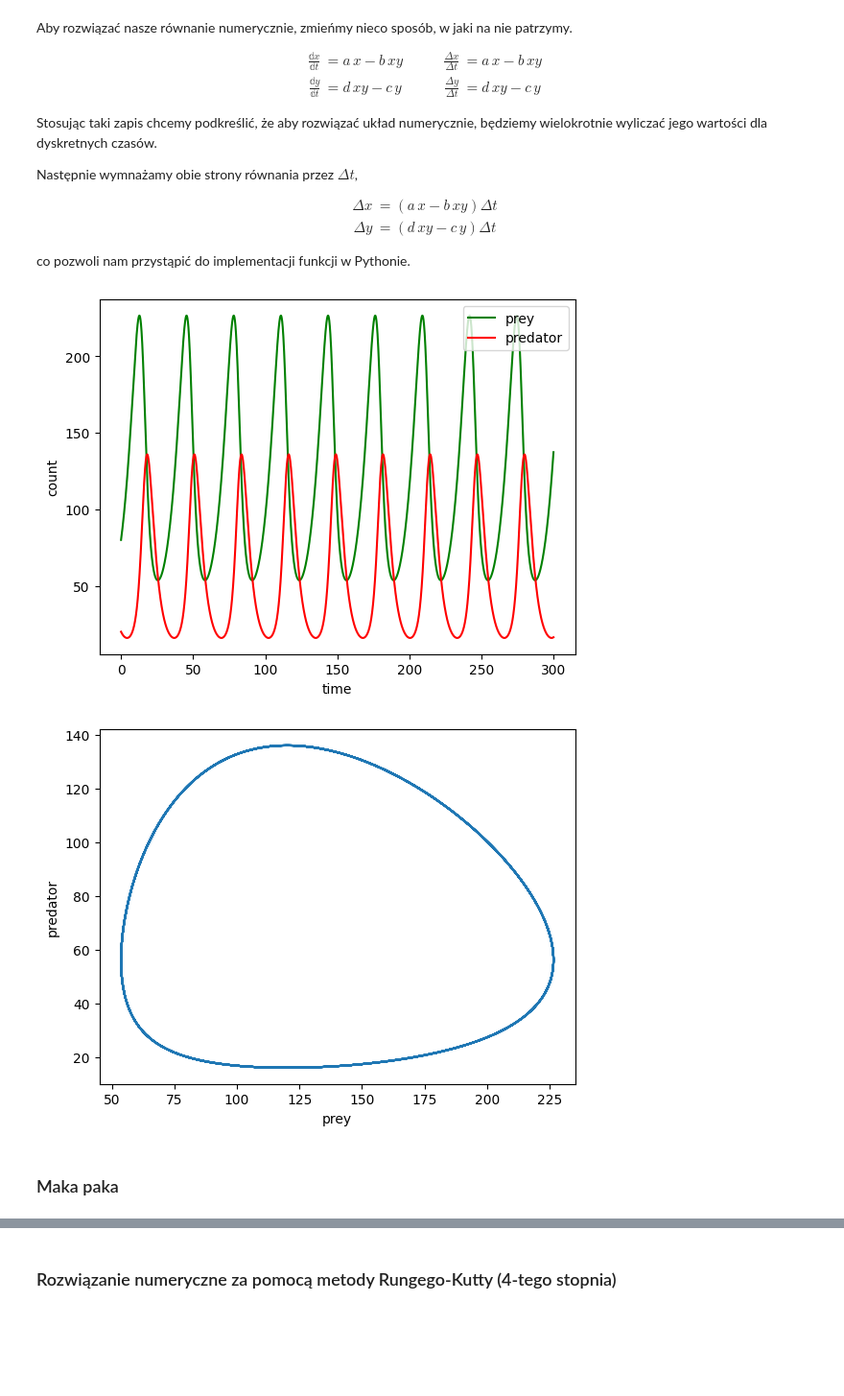
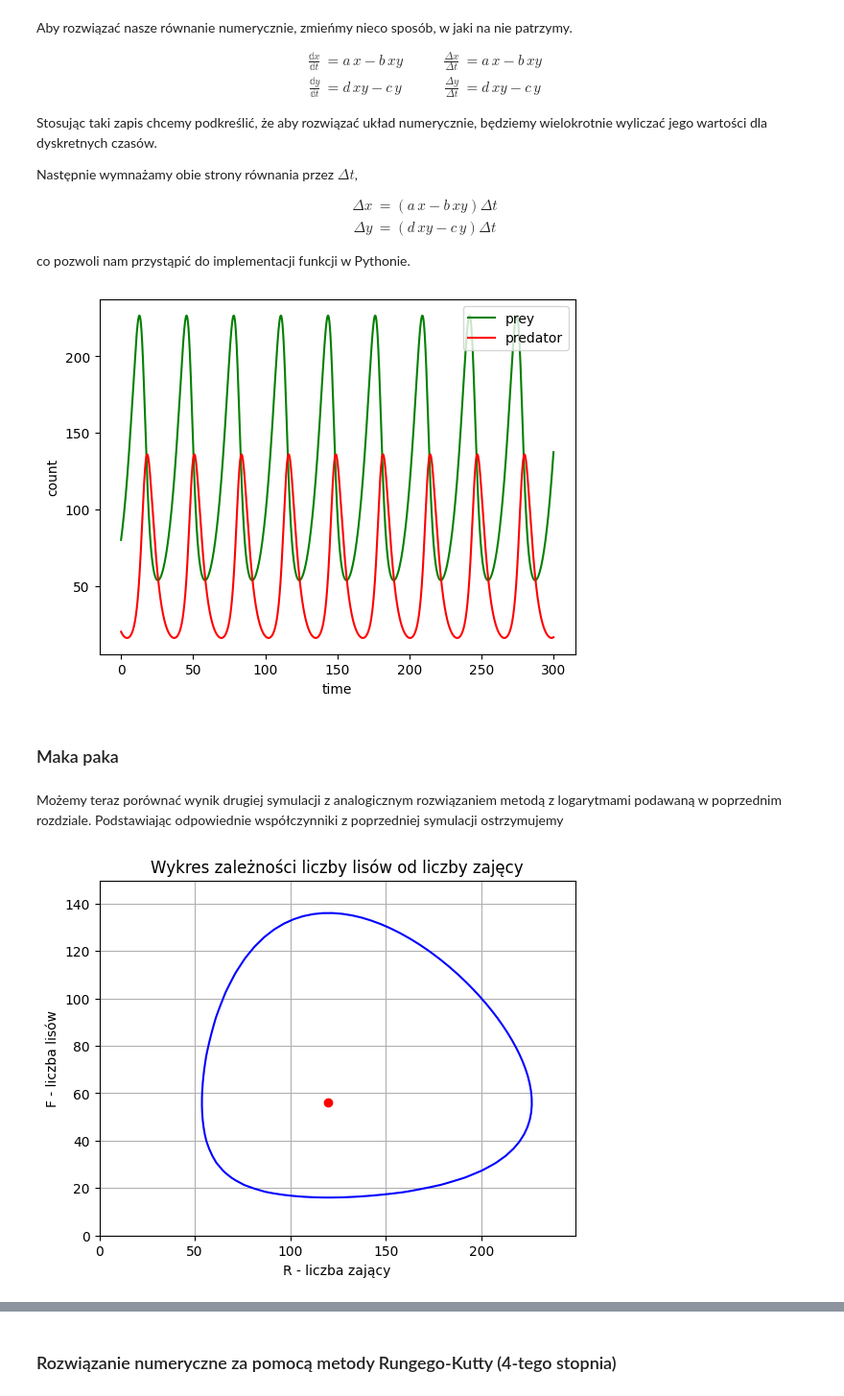
Before and after one commit to definitelynotbercik/Lotka-Volterra, a Jupyter notebook: main.ipynb, the cells around one changed output, grey strips where cells are left out. Shown: that part at 96% size. Drawn from its saved outputs; the diff is of its cells as text; code cells hidden in the pictures; blank space fills up the shorter version.

```diff
--- a/main.ipynb
+++ b/main.ipynb
@@ -199,7 +221,7 @@ co pozwoli nam przystąpić do implementacji funkcji w Pythonie.
 import numpy as np
 import matplotlib.pyplot as plt
 
-def predator_prey_euler(x_0, y_0, a, b, d, c, t_end, delta_t):
+def predator_prey_simple_euler(x_0, y_0, a, b, d, c, t_end, delta_t):
     x = [x_0]
     y = [y_0]
     t = np.arange(0, t_end+delta_t, delta_t)
@@ -210,34 +232,56 @@ def predator_prey_euler(x_0, y_0, a, b, d, c, t_end, delta_t):
 
         next_y = y[-1] + (d*x[-1]*y[-1] - c*y[-1])*delta_t #aktualne y + delta y
         y.append(next_y)
+    #rysowanie wykresu
+    f, ax = plt.subplots(1)
 
-    return x, y, t
+    fig1 = ax.plot(t, x, color="g", label="prey")
+    fig2 = ax.plot(t, y, color="r", label="predator")
+    ax.set_ylabel("count")
+    ax.set_xlabel("time")
+    ax.legend(labels=["prey", "predator"], loc="upper right")
+    plt.show()
+    return max(x), max(y)
 
 a = 0.14
 b = 0.0025
 d = 0.0025
 c = 0.3
+x0 = 80
+y0 = 20
 h = 0.01
-
-x, y, t = predator_prey_euler(80, 20, a, b, d, c, 300, h)
-
-#rysowanie wykresów
-f, ax = plt.subplots(1)
-
-fig1 = ax.plot(t, x, color="g", label="prey")
-fig2 = ax.plot(t, y, color="r", label="predator")
-
-ax.set_ylabel("count")
-ax.set_xlabel("time")
-ax.legend(labels=["prey", "predator"], loc="upper right")
-plt.show()
-
-plt.plot(x, y)
-plt.xlabel("prey")
-plt.ylabel("predator")
-plt.show()
+sim = predator_prey_simple_euler(x0,y0, a, b, d, c, 300, h)
+max_x, max_y = sim[0], sim[1]
 # %% [output]
 [figure]
-[figure, removed]
 # %% [markdown]
 ### Maka paka
+# %% [markdown]
+Możemy teraz porównać wynik drugiej symulacji z analogicznym rozwiązaniem metodą z logarytmami podawaną w poprzednim rozdziale. Podstawiając odpowiednie współczynniki z poprzedniej symulacji ostrzymujemy
+# %%
+import numpy as np
+import matplotlib.pyplot as plt
+
+# Define the equation
+def equation(x,y,a,b,c,d,x0,y0):
+    C = d*x0 + b*y0 - c*np.log(x0) -a* np.log(y0)
+    return d*x + b*y - c*np.log(x) -a* np.log(y) - C
+
+crit_point = (c/d,a/b)
+x_values = np.linspace(0, max_x*1.1)
+y_values = np.linspace(0, max_y*1.1)
+
+X, Y = np.meshgrid(x_values, y_values)
+
+T_1 = equation(X, Y,a,b,c,d,x0,y0)
+
+plt.contour(X, Y, T_1, levels=[0], colors='b')
+plt.plot()
+plt.plot(crit_point[0],crit_point[1],'ro')
+plt.xlabel('R - liczba zający')
+plt.ylabel('F - liczba lisów')
+plt.title('Wykres zależności liczby lisów od liczby zajęcy')
+plt.grid(True)
+plt.show()
+# %% [output]
+[figure, added]
```
Also changed, not shown: parts of 17 cells of this notebook, 1 other file.
